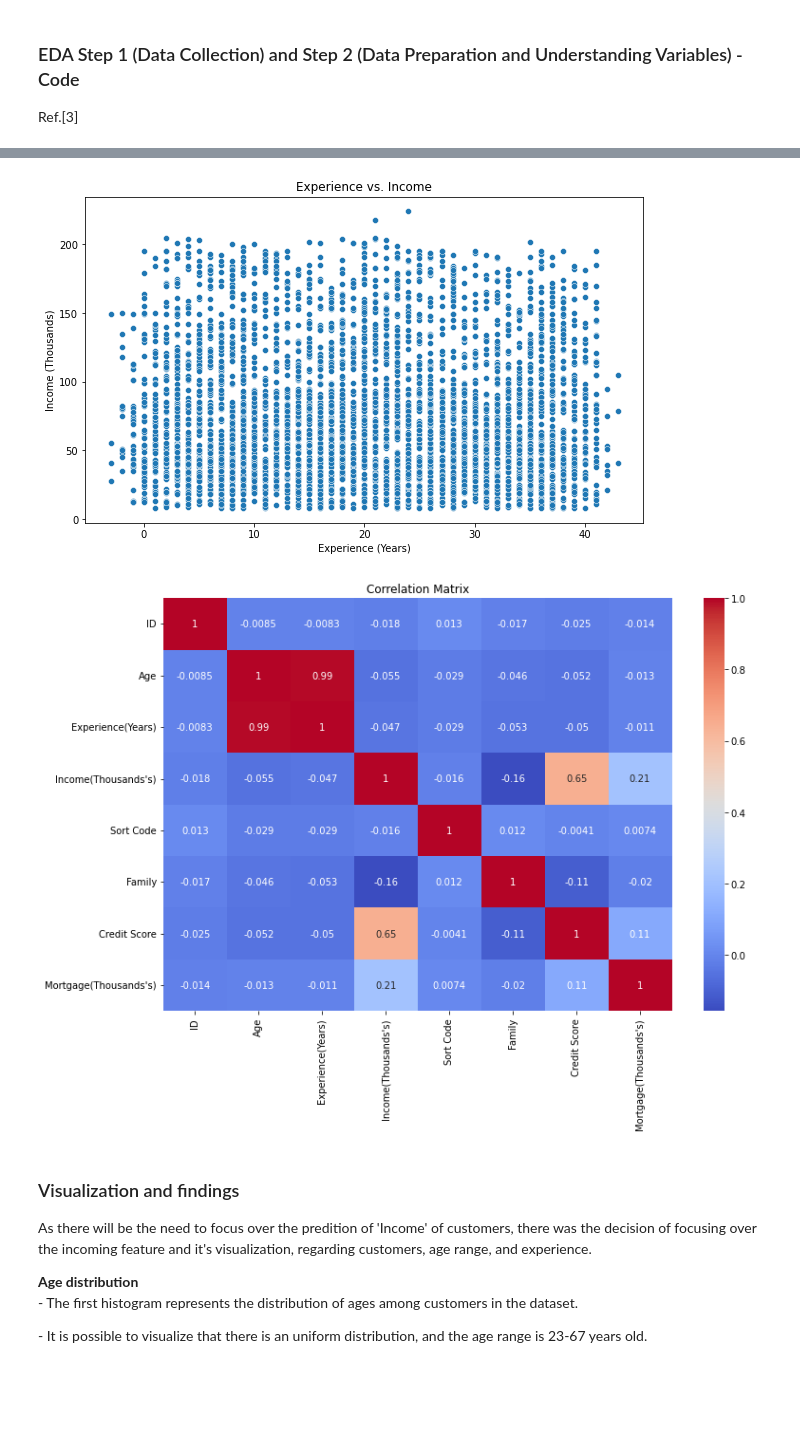
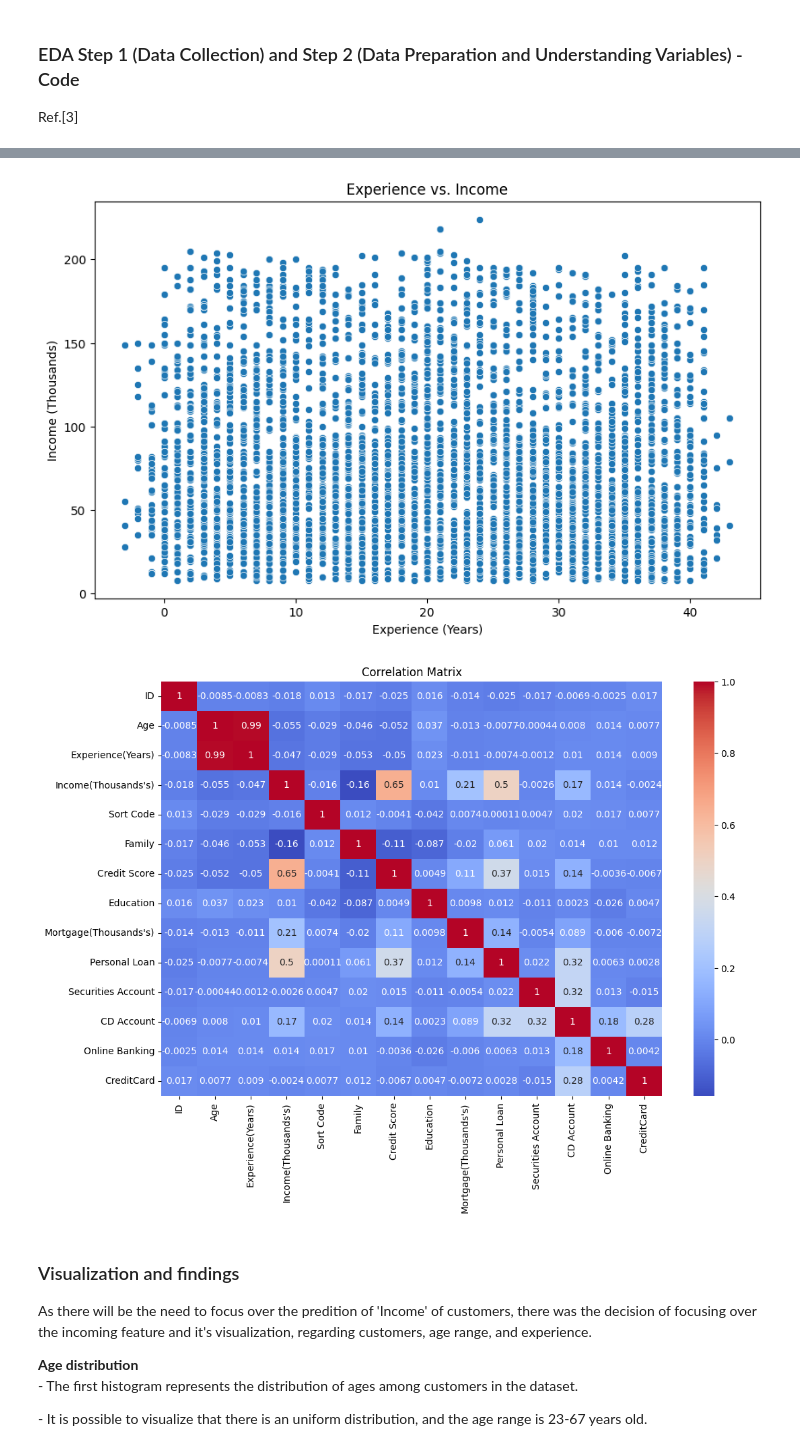
Before and after one commit to luizaalbuquerque/Machine-Learning, a Jupyter notebook: Luiza_ML_CA2.ipynb, the cells around one changed output, grey strips where cells are left out. Saved outputs shown, nothing was run; the diff lists cells and outputs as text; code cells hidden in the pictures; blank space fills up the shorter version.

```diff
--- a/Luiza_ML_CA2.ipynb
+++ b/Luiza_ML_CA2.ipynb
@@ -171,10 +171,22 @@ Mortgage(Thousands's)      0.0    101.00    635.0
 <p> Below I will provide some visualizations for better undertanding the dataset. </p>
 # %%
 # Importing necessary libraries
+import pandas as pd
 import matplotlib.pyplot as plt
 import seaborn as sns
+from sklearn.preprocessing import LabelEncoder
 
-# Visualizations for age distribution
+# Encoding categorical variables
+label_encoder = LabelEncoder()
+
+categorical_columns = ['Education', 'Personal Loan', 'Securities Account', 'CD Account', 'Online Banking', 'CreditCard']
+for col in categorical_columns:
+    df[col] = label_encoder.fit_transform(df[col])
+
+# Select only numeric columns for correlation matrix
+numeric_df = df.select_dtypes(include=[float, int])
+
+# Age distribution
 plt.figure(figsize=(10, 6))
 sns.histplot(df['Age'], bins=30, kde=True)
 plt.title('Age Distribution of Customers')
@@ -182,7 +194,7 @@ plt.xlabel('Age')
 plt.ylabel('Frequency')
 plt.show()
 
-# Visualization for income distribution
+# Income distribution
 plt.figure(figsize=(10, 6))
 sns.histplot(df['Income(Thousands\'s)'], bins=30, kde=True)
 plt.title('Income Distribution of Customers')
@@ -190,7 +202,7 @@ plt.xlabel('Income (Thousands)')
 plt.ylabel('Frequency')
 plt.show()
 
-# Visualizaiton for experience vs. income
+# Experience vs. income
 plt.figure(figsize=(10, 6))
 sns.scatterplot(x='Experience(Years)', y='Income(Thousands\'s)', data=df)
 plt.title('Experience vs. Income')
@@ -198,9 +210,9 @@ plt.xlabel('Experience (Years)')
 plt.ylabel('Income (Thousands)')
 plt.show()
 
-# Visualization of correlation matrix
+# Correlation matrix
 plt.figure(figsize=(12, 8))
-correlation_matrix = df.corr()
+correlation_matrix = numeric_df.corr()
 sns.heatmap(correlation_matrix, annot=True, cmap='coolwarm')
 plt.title('Correlation Matrix')
 plt.show()
@@ -210,5 +222,5 @@ plt.show()
-[figure, old version]
+[figure, new version]
-[figure, old version]
+[figure, new version]
 # %% [markdown]
 <h3> Visualization and findings </h3>
 <p> As there will be the need to focus over the predition of 'Income' of customers, there was the decision of focusing over the incoming feature and it's visualization, regarding customers, age range, and experience. </p>
```
Also changed, not shown: parts of 30 cells of this notebook, 1 other file.
